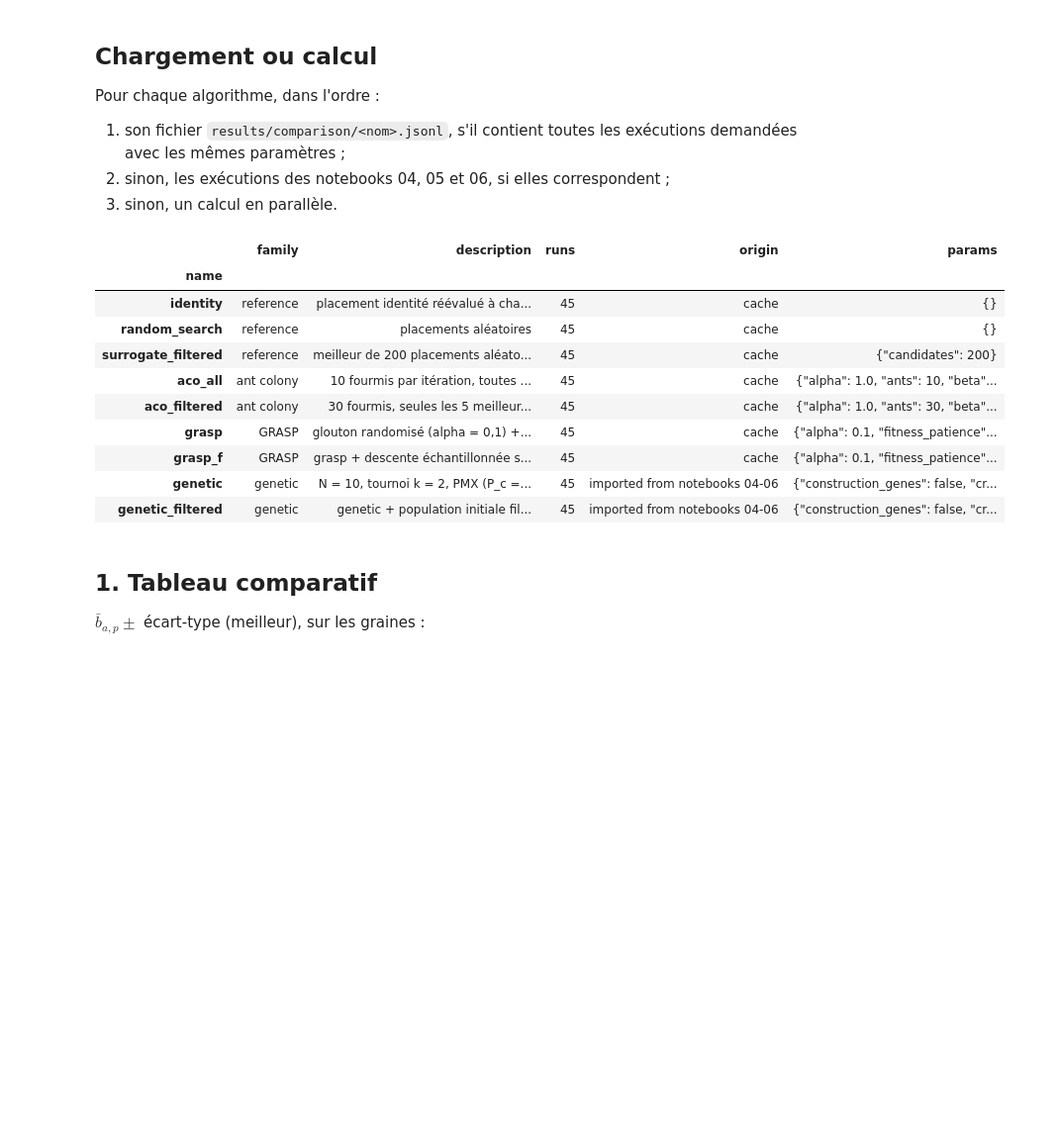
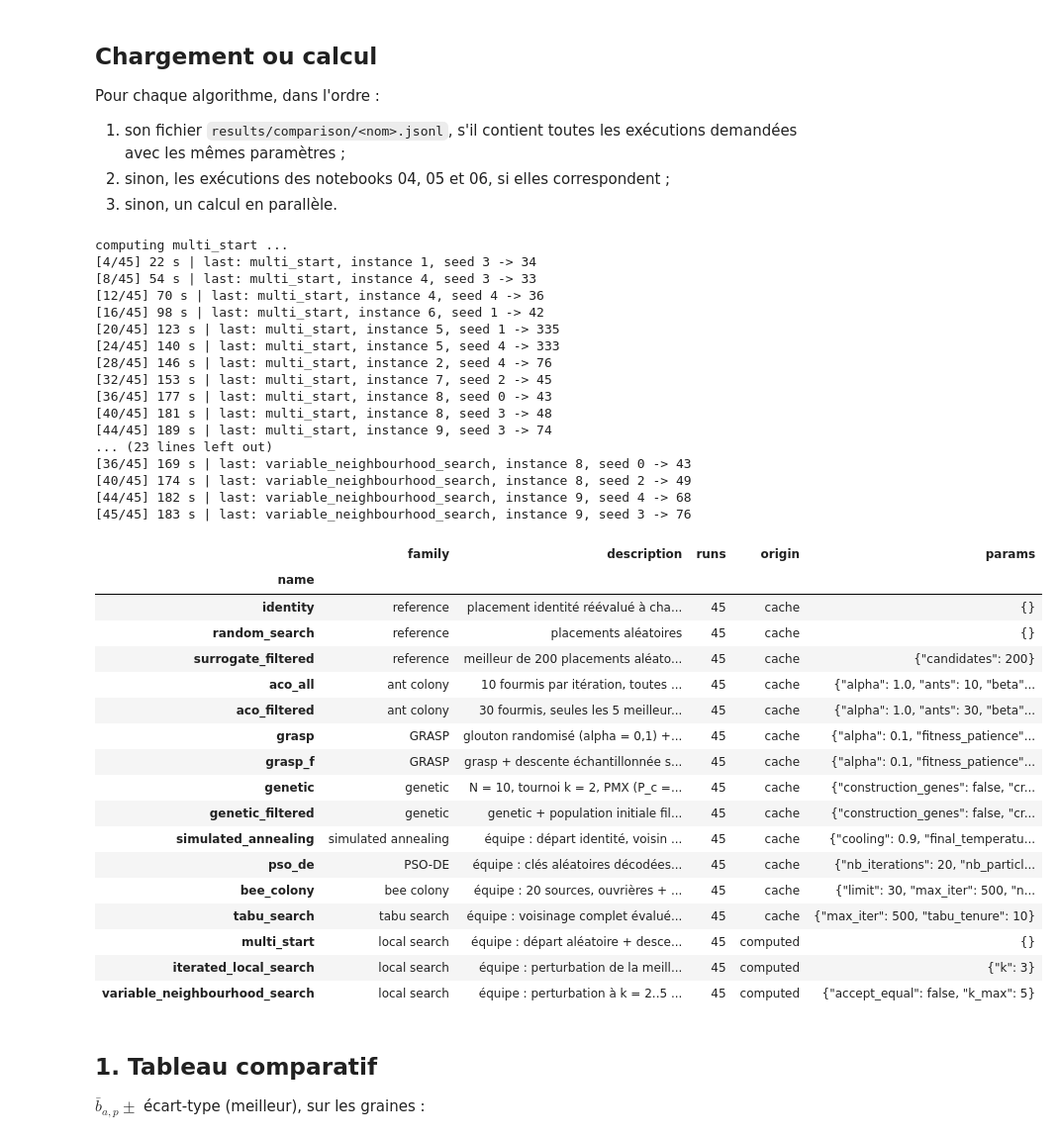
Before and after one commit to HugoHonorez/Projet-GOC, a Jupyter notebook: notebooks/99_comparison.ipynb, the cells around one changed output. Shown at 99% size. Drawn from its saved outputs; the diff is of its cells as text; code cells hidden in the pictures; blank space fills up the shorter version.

```diff
--- a/notebooks/99_comparison.ipynb
+++ b/notebooks/99_comparison.ipynb
@@ -122,6 +127,14 @@ GRASP_BASE = {"alpha": 0.1, "rcl": "value", "local_search": True, "fitness_patie
 GENETIC_BASE = {"population_size": 10, "selection": "tournament", "tournament_size": 2, "tournament_p": 1.0, "crossover_operator": "pmx",
                 "crossover_rate": 0.8, "mutation_rate": 0.1, "construction_genes": False, "initial_candidates": 1, "preselection": 1}
 ACO_BASE = {"ants": 30, "evaluated": 5, "alpha": 1.0, "beta": 2.0, "rho": 0.2, "tau_min_ratio": 0.05, "elite_weight": 1.0, "local_search_steps": 0, "snapshot_every": 10**6}
+
+# Algorithmes de l'équipe : réglages de leurs scripts d'origine.
+SA_BASE = {"initial_temperature": 5, "cooling": 0.9, "moves_per_temperature": 30, "final_temperature": 0.05}
+PSO_DE_BASE = {"nb_particles": 10, "nb_iterations": 20}
+BEE_BASE = {"nb_sources": 20, "limit": 30, "max_iter": 500}
+TABU_BASE = {"tabu_tenure": 10, "max_iter": 500}
+ILS_BASE = {"k": 3}
+VNS_BASE = {"k_max": 5, "accept_equal": False}
 
 CONTENDERS = {
     "identity": {"family": "reference", "algorithm": identity.run, "params": {}, "description": "placement identité réévalué à chaque évaluation"},
@@ -133,6 +146,13 @@ CONTENDERS = {
     "grasp_f": {"family": "GRASP", "algorithm": grasp.run, "params": {**GRASP_BASE, "fitness_patience": 3}, "description": "grasp + descente échantillonnée sur f (arrêt après 3 échecs)"},
     "genetic": {"family": "genetic", "algorithm": genetic.run, "params": GENETIC_BASE, "description": "N = 10, tournoi k = 2, PMX (P_c = 0,8), transposition (P_m = 0,1), remplacement (mu + lambda) sans doublons"},
     "genetic_filtered": {"family": "genetic", "algorithm": genetic.run, "params": {**GENETIC_BASE, "initial_candidates": 200, "preselection": 5}, "description": "genetic + population initiale filtrée par C et présélection de 5N enfants par C"},
+    "simulated_annealing": {"family": "simulated annealing", "algorithm": simulated_annealing.run, "params": SA_BASE, "description": "équipe : départ identité, voisin = qubit physique adjacent libre, Metropolis, T = 5 → 0,05 (× 0,9 tous les 30 voisins)"},
+    "pso_de": {"family": "PSO-DE", "algorithm": pso_de.run, "params": PSO_DE_BASE, "description": "équipe : clés aléatoires décodées par SPV, pas PSO puis pas DE rand/1/bin pour chacune des 10 particules"},
+    "bee_colony": {"family": "bee colony", "algorithm": bee_colony.run, "params": BEE_BASE, "description": "équipe : 20 sources, ouvrières + spectatrices (voisin échange/déplacement), éclaireuses après 30 échecs"},
+    "tabu_search": {"family": "tabu search", "algorithm": tabu_search.run, "params": TABU_BASE, "description": "équipe : voisinage complet évalué à chaque itération, durée tabou 10, aspiration"},
+    "multi_start": {"family": "local search", "algorithm": multi_start.run, "params": {}, "description": "équipe : départ aléatoire + descente première amélioration sur f (voisinage complet mélangé), répété"},
+    "iterated_local_search": {"family": "local search", "algorithm": iterated_local_search.run, "params": ILS_BASE, "description": "équipe : perturbation de la meilleure solution (k = 3 mouvements) + descente, acceptation si ≤"},
+    "variable_neighbourhood_search": {"family": "local search", "algorithm": variable_neighbourhood_search.run, "params": VNS_BASE, "description": "équipe : perturbation à k = 2..5 mouvements + VND (déplacements puis échanges, première amélioration ; boucle de VND corrigée)"},
 }
 # %% [markdown]
 ## Chargement ou calcul
@@ -147,11 +167,16 @@ def params_key(params):
     return json.dumps(params, sort_keys=True, default=str)
 
 
+def run_budget(r):
+    """Budget d'une exécution : enregistré dans les fichiers récents ; sinon, le nombre d'évaluations (budget entièrement consommé)."""
+    return r.budget if r.budget is not None else r.evaluations
+
+
 def matching_runs(runs, name, params):
     """Exécutions de `name` avec exactement ces paramètres et ce budget, sur les instances et graines demandées (sans doublon)."""
     selected = {}
     for r in runs:
-        if r.algorithm == name and params_key(r.params) == params_key(params) and r.evaluations == BUDGET and r.instance_id in COMPARISON_INSTANCES and r.seed in SEEDS:
+        if r.algorithm == name and params_key(r.params) == params_key(params) and run_budget(r) == BUDGET and r.instance_id in COMPARISON_INSTANCES and r.seed in SEEDS:
             # Une seule exécution par couple (instance, graine).
             selected.setdefault((r.instance_id, r.seed), r)
     return list(selected.values())
@@ -181,35 +206,59 @@ def load_contender(name, spec):
     print(f"computing {name} ...")
     runs = run_grid({name: (spec["algorithm"], spec["params"])}, COMPARISON_INSTANCES, SEEDS, BUDGET, workers=WORKERS)
     save_results(runs, path)
     return runs, "computed"
 
 
 comparison, origins = [], {}
 for name, spec in CONTENDERS.items():
     runs, origins[name] = load_contender(name, spec)
     comparison.extend(runs)
 
 # Une ligne par exécution, et l'ordre d'affichage des métaheuristiques.
 frame = results_frame(comparison)
 ORDER = list(CONTENDERS)
 # Tableau récapitulatif des métaheuristiques comparées.
 contenders_table = pd.DataFrame([
     {"name": name, "family": spec["family"], "description": spec["description"], "runs": int((frame["algorithm"] == name).sum()), "origin": origins[name], "params": params_key(spec["params"])}
     for name, spec in CONTENDERS.items()
 ]).set_index("name")
 contenders_table
 # %% [output]
+computing multi_start ...
+[4/45] 22 s | last: multi_start, instance 1, seed 3 -> 34
+[8/45] 54 s | last: multi_start, instance 4, seed 3 -> 33
+[12/45] 70 s | last: multi_start, instance 4, seed 4 -> 36
+[16/45] 98 s | last: multi_start, instance 6, seed 1 -> 42
+[20/45] 123 s | last: multi_start, instance 5, seed 1 -> 335
+[24/45] 140 s | last: multi_start, instance 5, seed 4 -> 333
+[28/45] 146 s | last: multi_start, instance 2, seed 4 -> 76
+[32/45] 153 s | last: multi_start, instance 7, seed 2 -> 45
+[36/45] 177 s | last: multi_start, instance 8, seed 0 -> 43
+[40/45] 181 s | last: multi_start, instance 8, seed 3 -> 48
+[44/45] 189 s | last: multi_start, instance 9, seed 3 -> 74
+... (23 lines left out)
+[36/45] 169 s | last: variable_neighbourhood_search, instance 8, seed 0 -> 43
+[40/45] 174 s | last: variable_neighbourhood_search, instance 8, seed 2 -> 49
+[44/45] 182 s | last: variable_neighbourhood_search, instance 9, seed 4 -> 68
+[45/45] 183 s | last: variable_neighbourhood_search, instance 9, seed 3 -> 76
 |  | family | description | runs | origin | params |
 | name |  |  |  |  |  |
 | identity | reference | placement identité réévalué à cha... | 45 | cache | {} |
 | random_search | reference | placements aléatoires | 45 | cache | {} |
 | surrogate_filtered | reference | meilleur de 200 placements aléato... | 45 | cache | {"candidates": 200} |
 | aco_all | ant colony | 10 fourmis par itération, toutes ... | 45 | cache | {"alpha": 1.0, "ants": 10, "beta"... |
 | aco_filtered | ant colony | 30 fourmis, seules les 5 meilleur... | 45 | cache | {"alpha": 1.0, "ants": 30, "beta"... |
 | grasp | GRASP | glouton randomisé (alpha = 0,1) +... | 45 | cache | {"alpha": 0.1, "fitness_patience"... |
 | grasp_f | GRASP | grasp + descente échantillonnée s... | 45 | cache | {"alpha": 0.1, "fitness_patience"... |
-| genetic | genetic | N = 10, tournoi k = 2, PMX (P_c =... | 45 | imported from notebooks 04-06 | {"construction_genes": false, "cr... |
-| genetic_filtered | genetic | genetic + population initiale fil... | 45 | imported from notebooks 04-06 | {"construction_genes": false, "cr... |
+| genetic | genetic | N = 10, tournoi k = 2, PMX (P_c =... | 45 | cache | {"construction_genes": false, "cr... |
+| genetic_filtered | genetic | genetic + population initiale fil... | 45 | cache | {"construction_genes": false, "cr... |
+| simulated_annealing | simulated annealing | équipe : départ identité, voisin ... | 45 | cache | {"cooling": 0.9, "final_temperatu... |
+| pso_de | PSO-DE | équipe : clés aléatoires décodées... | 45 | cache | {"nb_iterations": 20, "nb_particl... |
+| bee_colony | bee colony | équipe : 20 sources, ouvrières + ... | 45 | cache | {"limit": 30, "max_iter": 500, "n... |
+| tabu_search | tabu search | équipe : voisinage complet évalué... | 45 | cache | {"max_iter": 500, "tabu_tenure": 10} |
+| multi_start | local search | équipe : départ aléatoire + desce... | 45 | computed | {} |
+| iterated_local_search | local search | équipe : perturbation de la meill... | 45 | computed | {"k": 3} |
+| variable_neighbourhood_search | local search | équipe : perturbation à k = 2..5 ... | 45 | computed | {"accept_equal": false, "k_max": 5} |
 # %%
 # Couleurs : une teinte par famille, une nuance par variante (les références en gris).
 FAMILY_SHADES = {
```
Also changed, not shown: parts of 13 cells of this notebook, 31 other files.
